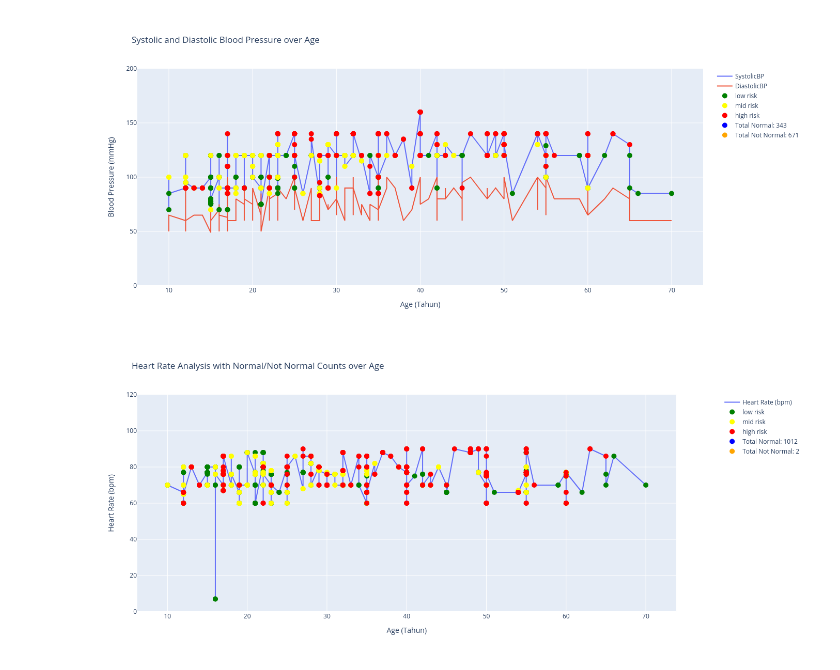
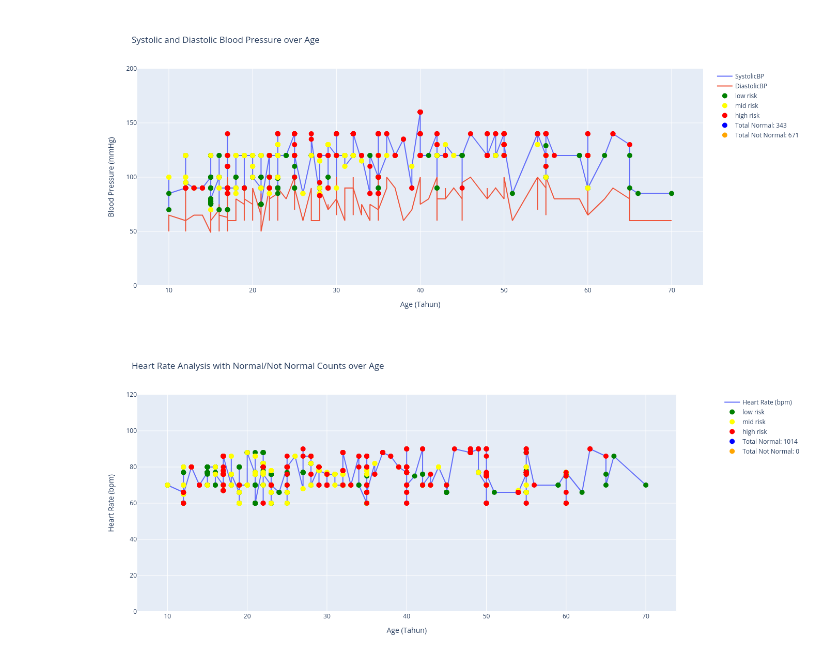
Before and after one commit to wikukarno/jupyter-kesehatan, a Jupyter notebook: grafik_kesehatan.ipynb, the cells around one changed output. Cells and saved outputs as stored; diff of their text form; code cells hidden in the pictures.

```diff
--- a/grafik_kesehatan.ipynb
+++ b/grafik_kesehatan.ipynb
@@ -401,7 +408,7 @@ import plotly.graph_objs as go
 from plotly.subplots import make_subplots
 
 # Reading data from the Excel file
-data = pd.read_excel('data/data_kesehatan.xlsx')
+data = pd.read_excel('data/data_kesehatan_copy.xlsx')
 data = data.sort_values(by='Age')
 
 # Defining the 'normal' heart rate range
@@ -442,43 +449,44 @@ for risk_level, color in color_mapping.items():
         hovertext=hover_text
     ), secondary_y=False)
 
-# Adding dummy traces for the legend
+# Adding dummy traces for the legend with checks for key existence
 fig.add_trace(go.Scatter(
     x=[None],
     y=[None],
     mode='markers',
     marker=dict(size=10, color='blue'),
-    name=f'Total Normal: {hr_status_counts["normal"]}'
+    name=f'Total Normal: {hr_status_counts.get("normal", 0)}'  # Using .get() to avoid KeyError
 ))
 
+# Adjusting the plot to include the 'Total Not Normal' count even if it is 0
 fig.add_trace(go.Scatter(
     x=[None],
     y=[None],
     mode='markers',
     marker=dict(size=10, color='orange'),
-    name=f'Total Not Normal: {hr_status_counts["not normal"]}'
+    name=f'Total Not Normal: {hr_status_counts.get("not normal", 0)}'  # Using .get() with default value 0
 ))
 
 # Updating the layout
 fig.update_layout(
     title='Heart Rate Analysis with Normal/Not Normal Counts over Age',
     xaxis_title='Age (Tahun)',
     yaxis_title='Heart Rate (bpm)',
     yaxis2=dict(
         title='Total Counts',
         overlaying='y',
         side='right',
         showgrid=False
     ),
     autosize=True,
     height=600
 )
 
 fig.update_yaxes(
     range=[0, 120]
 )
 
 # Displaying the plot
 fig.show()
 # %% [output]
-[figure, old version]
+[figure, new version]
```
Also changed, not shown: parts of 3 cells of this notebook, 1 other file.
